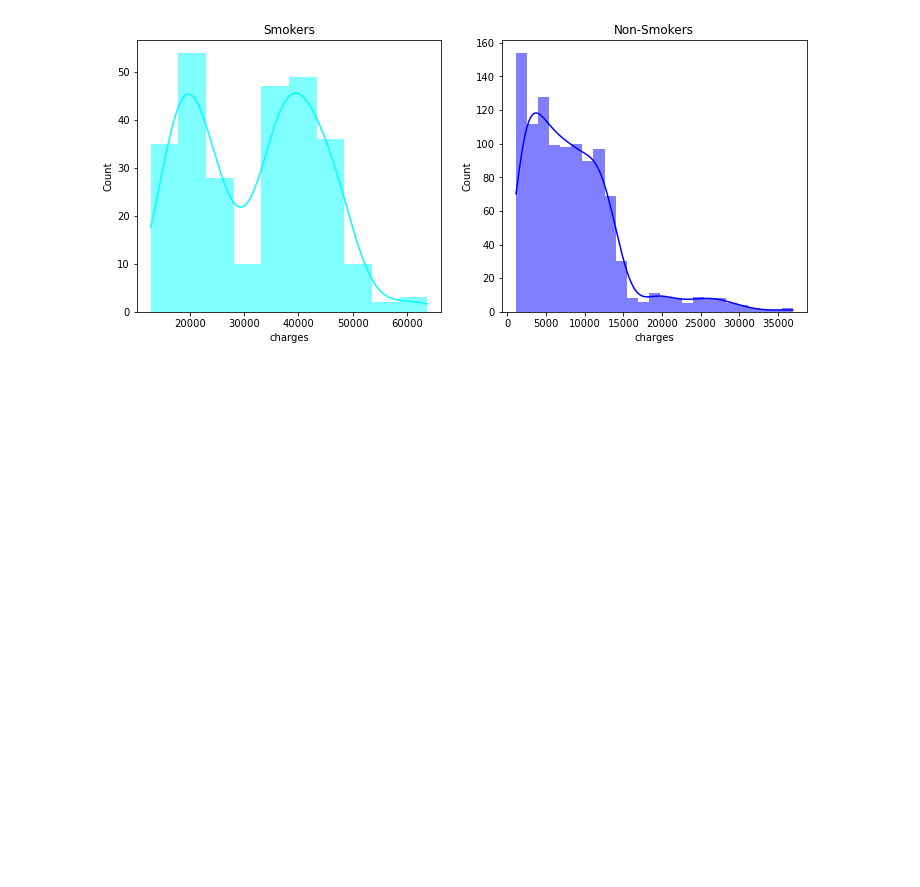
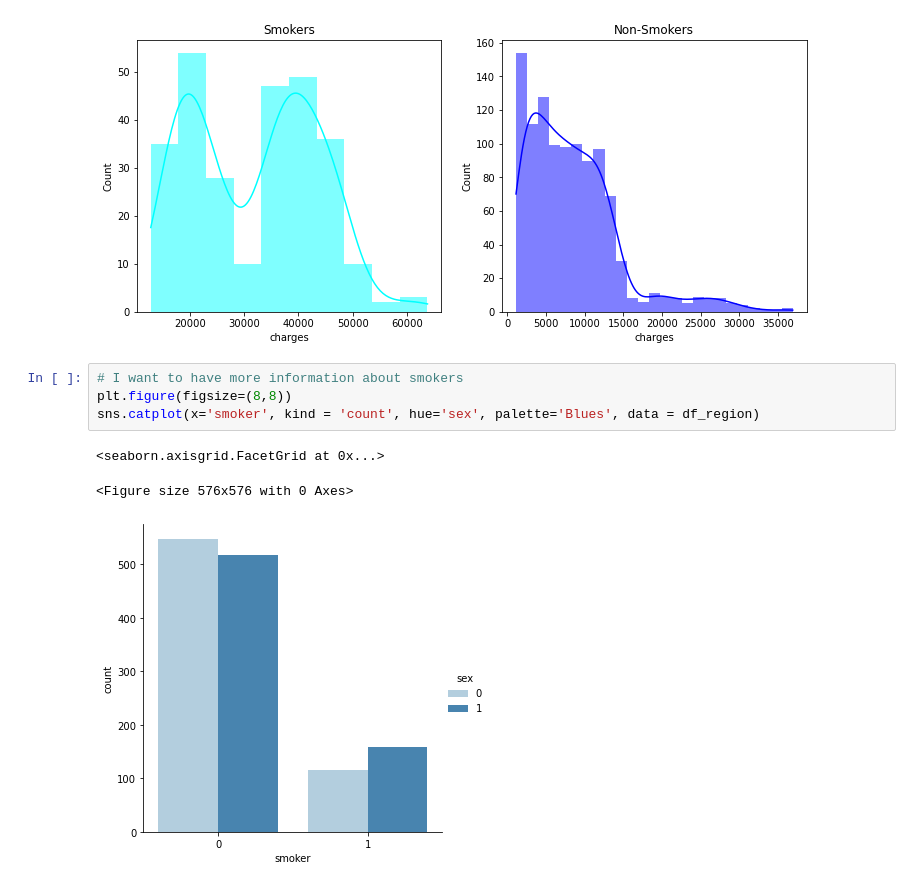
Before and after one commit to Shekswess/Medical-Insurance-Cost, a Jupyter notebook: notebook.ipynb, the cells around one changed output. Cells and saved outputs as stored; diff of their text form; blank space fills up the shorter version.

```diff
--- a/notebook.ipynb
+++ b/notebook.ipynb
@@ -227,3 +227,11 @@ ax.set_title('Non-Smokers')
 # %% [output]
 Text(0.5, 1.0, 'Non-Smokers')
 [figure]
+# %%
+# I want to have more information about smokers
+plt.figure(figsize=(8,8))
+sns.catplot(x='smoker', kind = 'count', hue='sex', palette='Blues', data = df_region)
+# %% [output]
+<seaborn.axisgrid.FacetGrid at 0x...>
+<Figure size 576x576 with 0 Axes>
+[figure, added]
```
Also changed, not shown: parts of 1 cell of this notebook.
